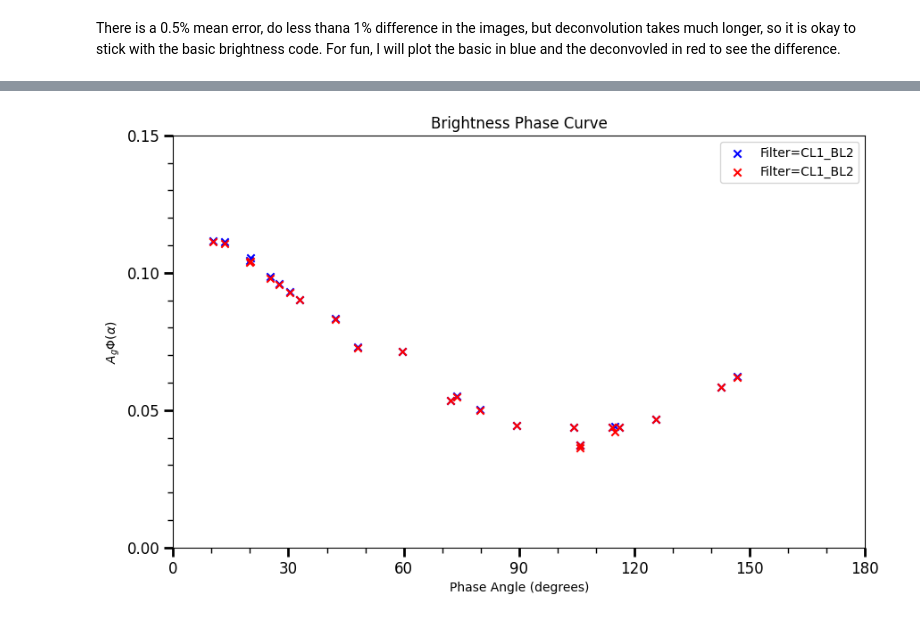
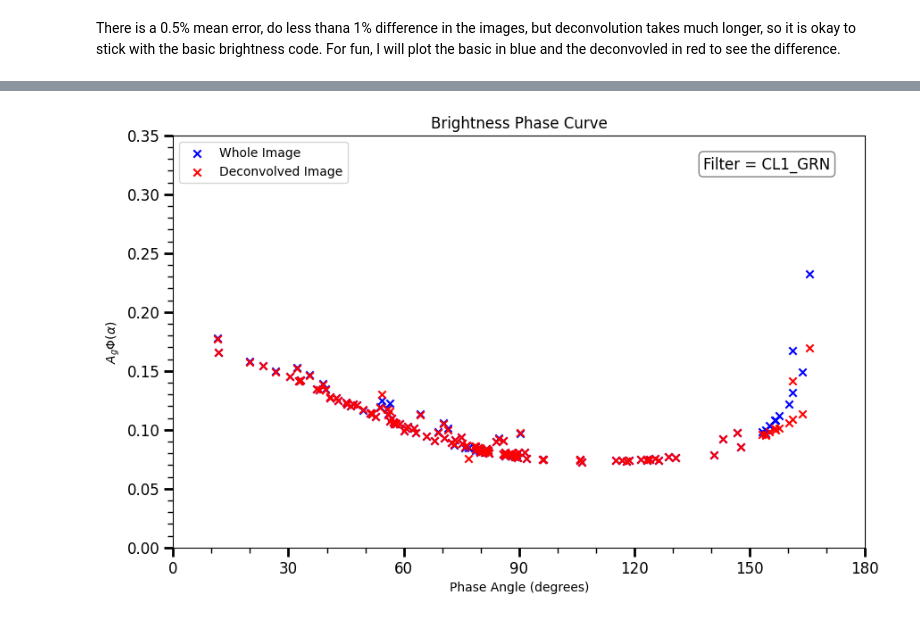
Before and after one commit to amedina-astr/Titan_LC, a Jupyter notebook: brightness_phase_curves_deconvolve_error.ipynb, the cells around one changed output, grey strips where cells are left out. Saved outputs shown, nothing was run; the diff lists cells and outputs as text; code cells hidden in the pictures.

```diff
--- a/brightness_phase_curves_deconvolve_error.ipynb
+++ b/brightness_phase_curves_deconvolve_error.ipynb
@@ -30,13 +30,13 @@ For more on skimage, refer to: https://scikit-image.org/docs/0.25.x/api/skimage.
 # %% [markdown]
 Here, we input the path where the calibrated images are located. Of course, this is unique to my setup and the data that I have.
 # %%
-if_images = r'C:\Users\Alex\Desktop\Titan\IF Images\CL1_BL2'
+if_images = r'C:\Users\Alex\Desktop\Titan\IF Images\CL1_MT2'
 
 #Path to where the .csv file is from
-if_metadata = r'C:\Users\Alex\Desktop\Titan\IF Images\CL1_BL2\data.csv'
+if_metadata = r'C:\Users\Alex\Desktop\Titan\IF Images\CL1_MT2\data.csv'
 
 #Loading the PSF file
-psf_file_path = r'C:\Users\Alex\Desktop\Titan\PSF_files\xpsf_nac_cl1_bl2.img'
+psf_file_path = r'C:\Users\Alex\Desktop\Titan\PSF_files\xpsf_nac_cl1_mt2.img'
 psf_vic = vicar.VicarImage(psf_file_path, strict=False)
 psf_data = psf_vic.data_2d
 
@@ -198,11 +198,16 @@ Mean reflectivity relative error: 0.0057636805168958085
 # %% [markdown]
 There is a 0.5% mean error, do less thana 1% difference in the images, but deconvolution takes much longer, so it is okay to stick with the basic brightness code. For fun, I will plot the basic in blue and the deconvovled in red to see the difference.
 # %%
+wmag = "Whole Image"
+dmag = "Deconvolved Image"
+
 plt.figure(figsize=(10, 6))
-plt.scatter(phase_angles, images_refl, color='b', marker='x')
-plt.scatter(phase_angles, images_refl_disk, color='r', marker='x')
+plt.scatter(phase_angles, images_refl, color='b', marker='x', label=wmag)
+plt.scatter(phase_angles, images_refl_disk, color='r', marker='x', label=dmag)
 plt.xlabel('Phase Angle (degrees)')
 plt.ylabel(r'$A_g \Phi(\alpha)$')
 plt.title('Brightness Phase Curve')
+
+plt.legend()
 plt.show()
 # %% [output]
@@ -210,33 +215,38 @@ plt.show()
 # %%
-filtername = 'CL1_BL2'
+filtername = 'CL1_GRN'
 
 #Same as before
 plt.figure(figsize=(10, 6))
-plt.scatter(phase_angles, images_refl, color='b', marker='x', label=f'Filter={filtername}')
-plt.scatter(phase_angles, images_refl_disk, color='r', marker='x', label=f'Filter={filtername}')
+plt.scatter(phase_angles, images_refl, color='b', marker='x', label=wmag)
+plt.scatter(phase_angles, images_refl_disk, color='r', marker='x', label=dmag)
 plt.xlabel('Phase Angle (degrees)')
 plt.ylabel(r'$A_g \Phi(\alpha)$')
 plt.title('Brightness Phase Curve')
+
+#Adding filter name:
+plt.text(0.95, 0.95, f'Filter = {filtername}', transform=plt.gca().transAxes,
+         fontsize=12, verticalalignment='top', horizontalalignment='right',
+         bbox=dict(boxstyle='round,pad=0.3', facecolor='white', edgecolor='gray'))
 
 #x-ticks(phase angle) at every 10 ticks but a more pronounced tick at every 30 will be more pronounces
 ax = plt.gca()
 ax.set_xticks(range(0, 181, 30))
 ax.set_xticks(range(0, 181, 10), minor=True)
 ax.tick_params(axis='x', which='major', length=7, width=2, labelsize=12)
 ax.tick_params(axis='x', which='minor', length=4, width=1, labelsize=10)
 
 #Same for the y-axis
 #While the x-axis is phase so remains consistent
 ay = plt.gca()
 #Thicker ticks every 5
-ay.set_yticks([i * 0.05 for i in range(4)], minor=False)
-ay.set_yticks([i * 0.01 for i in range(15)], minor=True)
-plt.ylim(0, 0.15)
+ay.set_yticks([i * 0.05 for i in range(8)], minor=False)
+ay.set_yticks([i * 0.01 for i in range(35)], minor=True)
+plt.ylim(0, 0.35)
 
 ay.tick_params(axis='y', which='major', length=7, width=2, labelsize=12)
 ay.tick_params(axis='y', which='minor', length=4, width=1, labelsize=10)
 
 plt.legend()
 plt.show()
 # %% [output]
-[figure, old version]
+[figure, new version]
```
Also changed, not shown: parts of 3 cells of this notebook, 1 other file.
